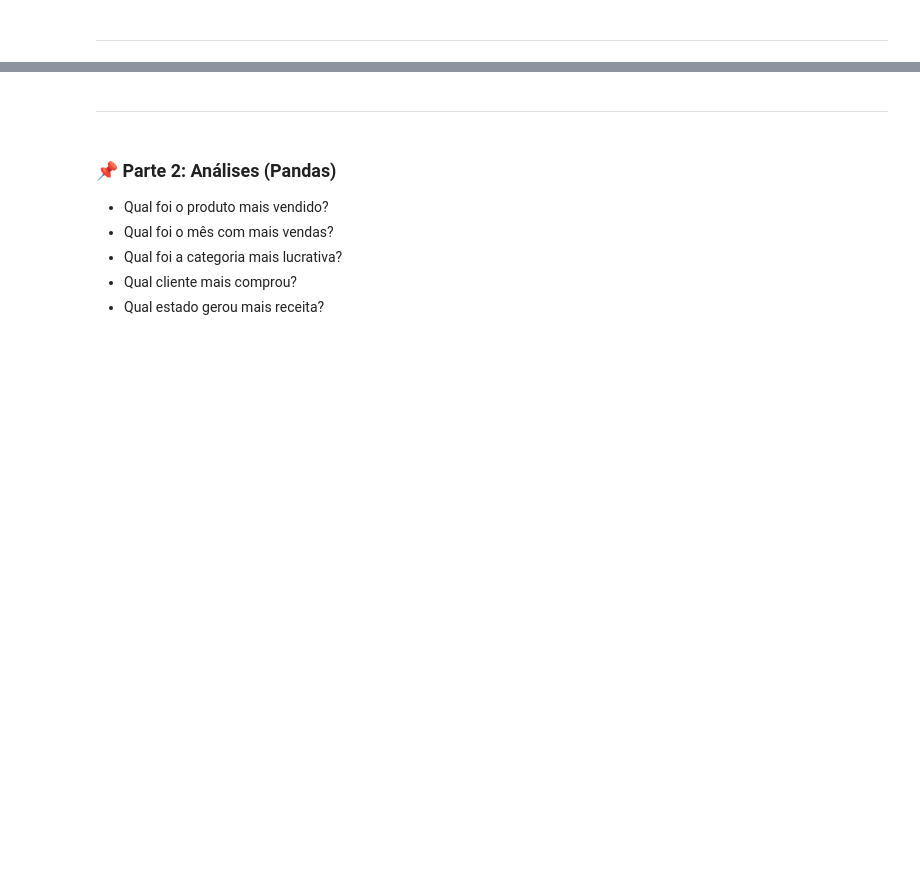
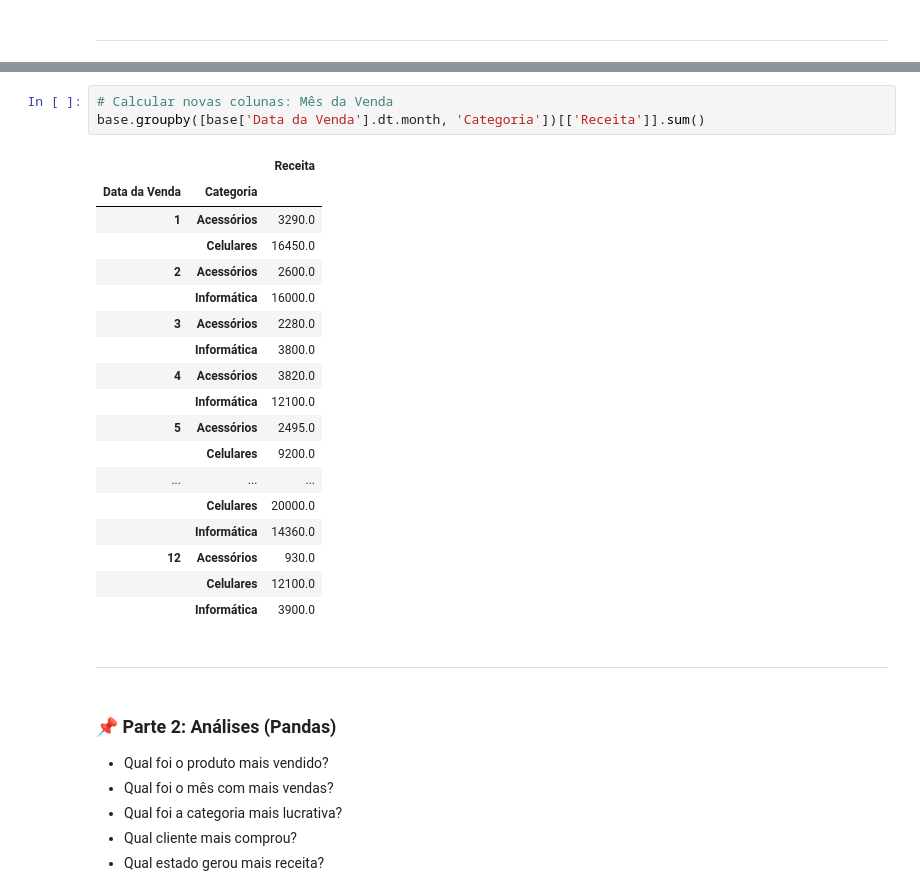
Before and after one commit to joao-victor-73/python.estudos, a Jupyter notebook: Estudos/Analise de Dados/Projeto - Analise de desempenho de loja/analise_desempenho.ipynb, the cells around one changed output, grey strips where cells are left out. Saved outputs shown, nothing was run; the diff lists cells and outputs as text; blank space fills up the shorter version.

```diff
--- a/Estudos/Analise de Dados/Projeto - Analise de desempenho de loja/analise_desempenho.ipynb
+++ b/Estudos/Analise de Dados/Projeto - Analise de desempenho de loja/analise_desempenho.ipynb
@@ -99,3 +192,25 @@ ___
+# %%
+# Calcular novas colunas: Mês da Venda
+base.groupby([base['Data da Venda'].dt.month, 'Categoria'])[['Receita']].sum()
+# %% [output]
+|  |  | Receita |
+| Data da Venda | Categoria |  |
+| 1 | Acessórios | 3290.0 |
+|  | Celulares | 16450.0 |
+| 2 | Acessórios | 2600.0 |
+|  | Informática | 16000.0 |
+| 3 | Acessórios | 2280.0 |
+|  | Informática | 3800.0 |
+| 4 | Acessórios | 3820.0 |
+|  | Informática | 12100.0 |
+| 5 | Acessórios | 2495.0 |
+|  | Celulares | 9200.0 |
+| ... | ... | ... |
+|  | Celulares | 20000.0 |
+|  | Informática | 14360.0 |
+| 12 | Acessórios | 930.0 |
+|  | Celulares | 12100.0 |
+|  | Informática | 3900.0 |
 # %% [markdown]
 ___
 # %% [markdown]
```
Also changed, not shown: parts of 31 cells of this notebook, 2 other files.
